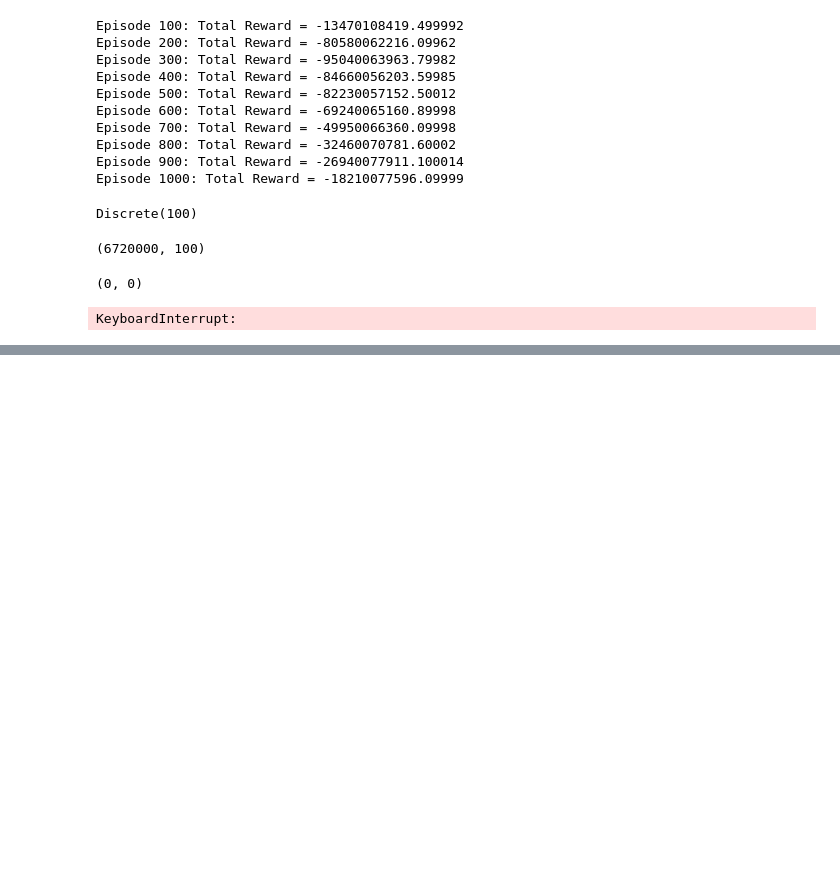
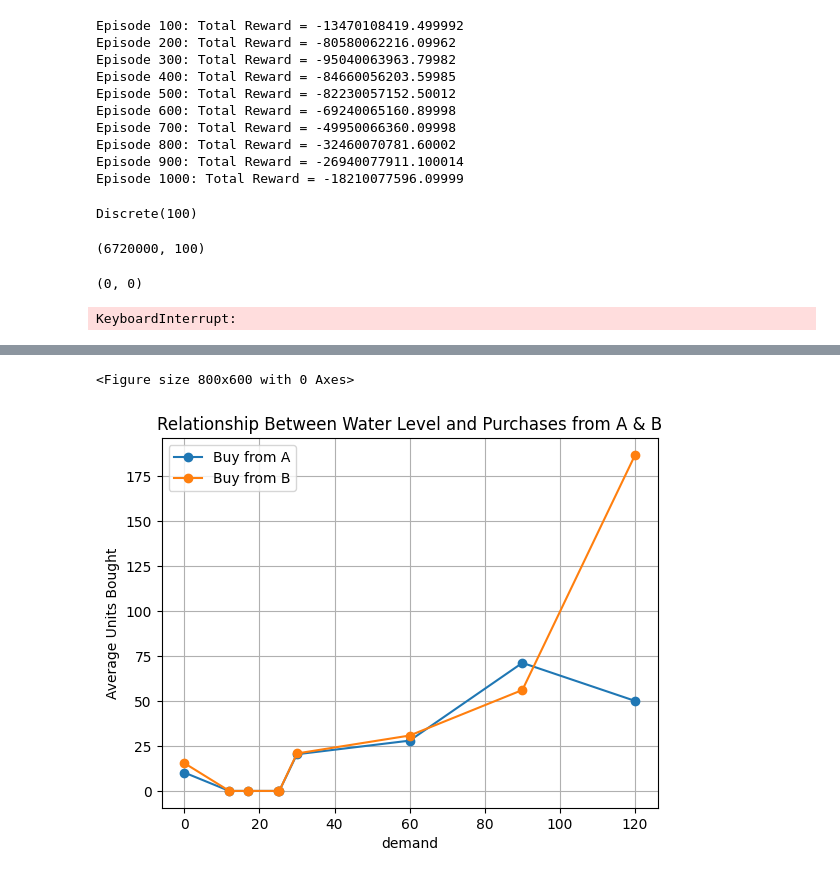
Before and after one commit to iftahtsdaka/iftah-eran-sdmrl, a Jupyter notebook: eran_temp_work/version_2/iftah-project.ipynb, the cells around one changed output, grey strips where cells are left out. Saved outputs shown, nothing was run; the diff lists cells and outputs as text; code cells hidden in the pictures; blank space fills up the shorter version.

```diff
--- a/eran_temp_work/version_2/iftah-project.ipynb
+++ b/eran_temp_work/version_2/iftah-project.ipynb
@@ -726,0 +825,13 @@ KeyboardInterrupt:
+# %%
+# Plot 2: Line Plot for Water Level (X) vs Buy from A and Buy from B (Y)
+plt.figure(figsize=(8, 6))
+df.groupby("demand")[["buy_from_a", "buy_from_b"]].mean().plot(kind="line", marker="o", linestyle="-")
+plt.xlabel("demand")
+plt.ylabel("Average Units Bought")
+plt.title("Relationship Between Water Level and Purchases from A & B")
+plt.legend(["Buy from A", "Buy from B"])
+plt.grid(True)
+plt.show()
+# %% [output]
+<Figure size 800x600 with 0 Axes>
+[figure, added]
```
Also changed, not shown: parts of 7 cells of this notebook, 1 other file.
